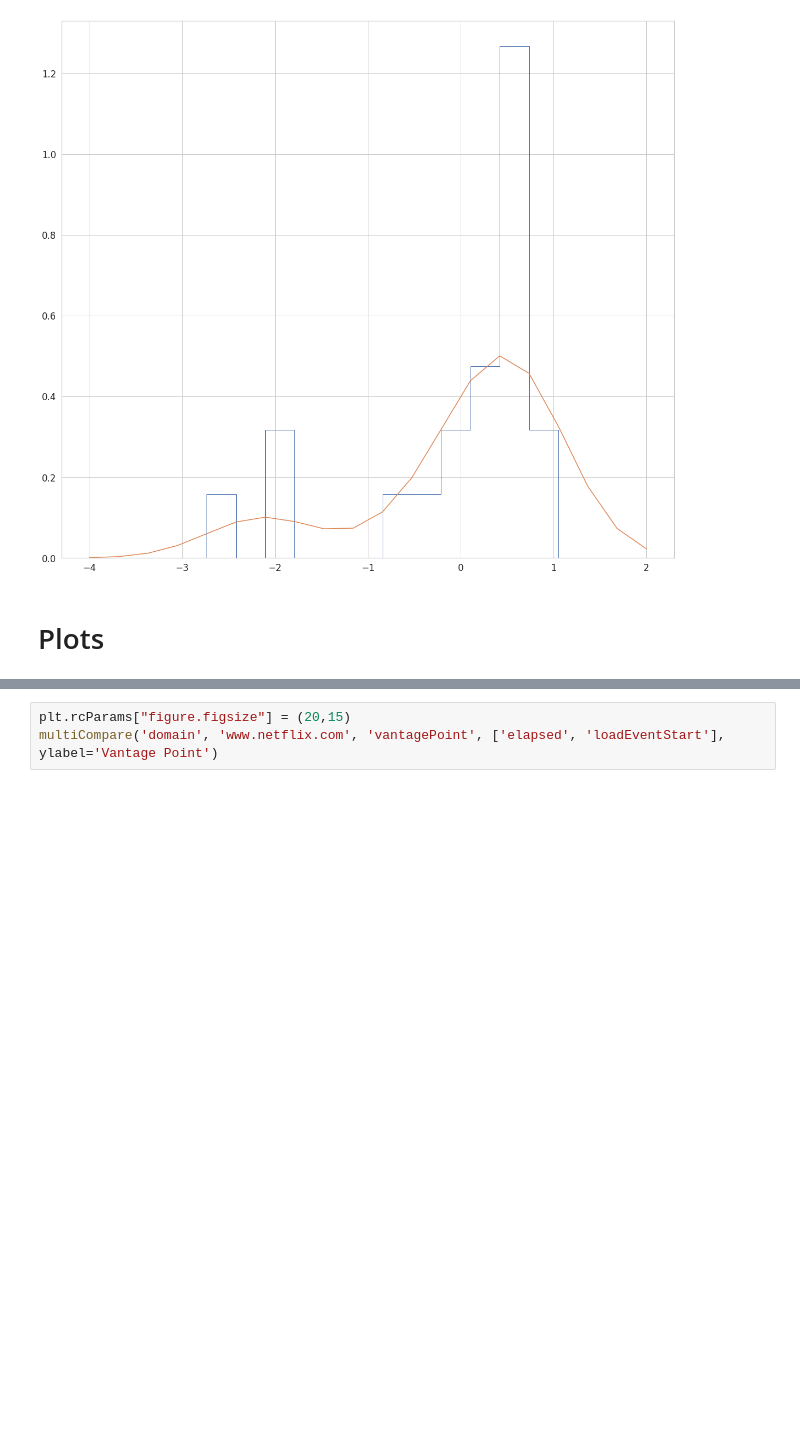
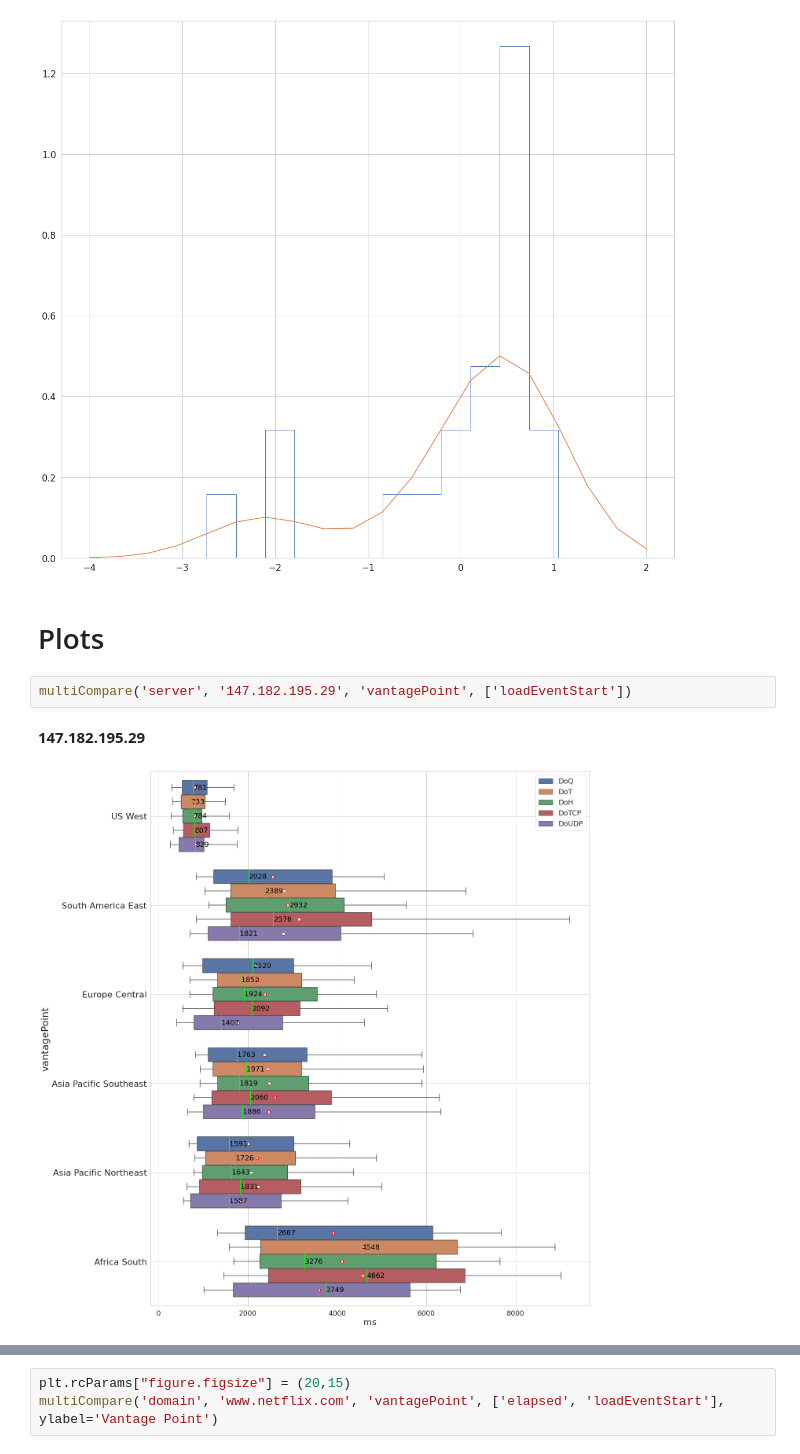
Before and after one commit to Lucapaulo/dns-analysis, a Jupyter notebook: Web-Performance.ipynb, the cells around one changed output, grey strips where cells are left out. Cells and saved outputs as stored; diff of their text form; blank space fills up the shorter version.

```diff
--- a/Web-Performance.ipynb
+++ b/Web-Performance.ipynb
@@ -477,6 +477,11 @@ plt.show()
 [figure]
 # %% [markdown]
 # Plots
+# %%
+multiCompare('server', '147.182.195.29', 'vantagePoint', ['loadEventStart'])
+# %% [output]
+**147.182.195.29**
+[figure, added]
 # %%
 printmd(f"***Domain Comparison ordered by Number of Queries (Load Event Start)***")
 
```
Also changed, not shown: parts of 9 cells of this notebook, 3 other files.
